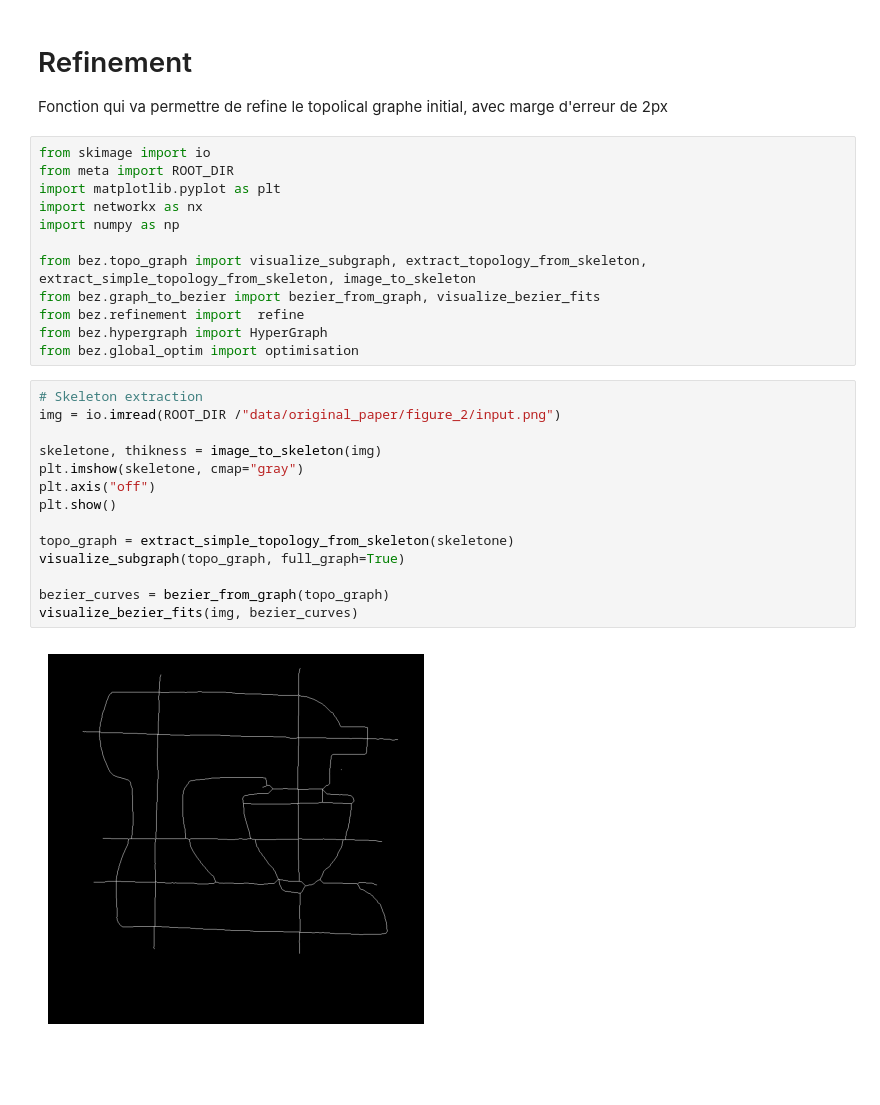
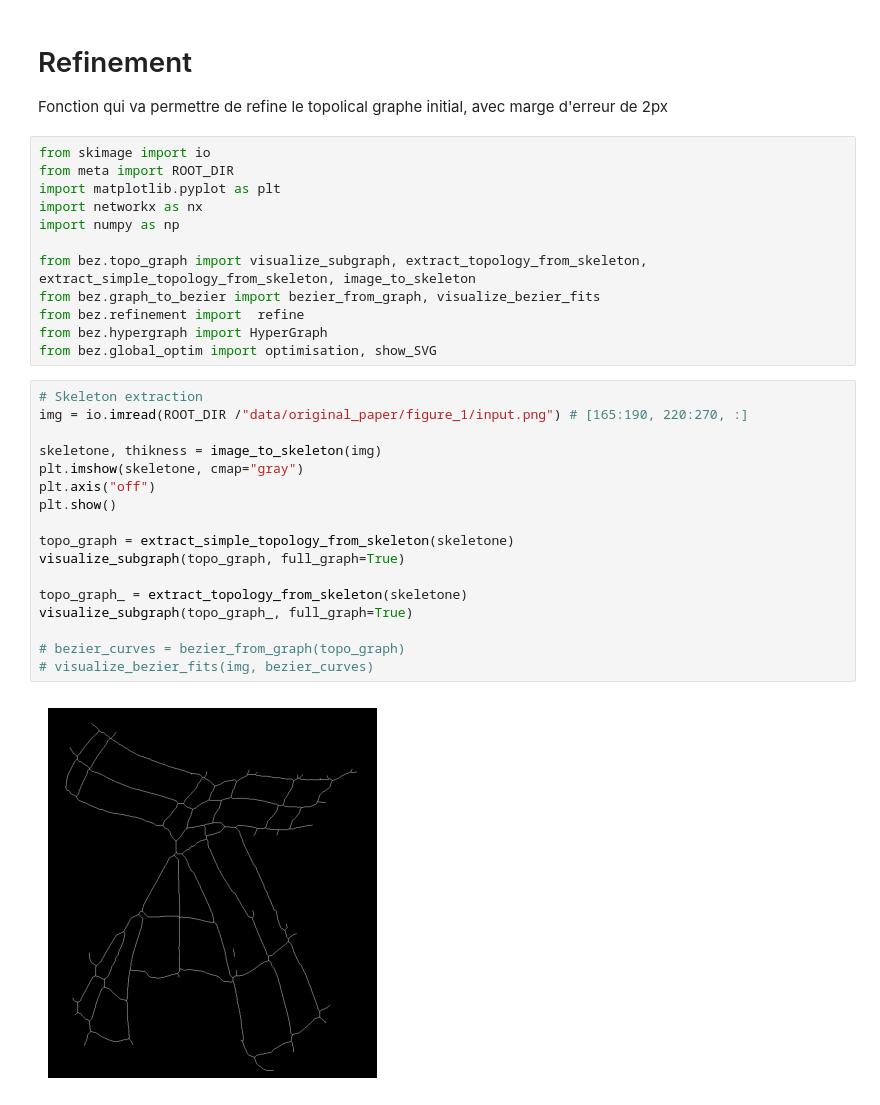
Before and after one commit to rambip/sketch-vectorization, a Jupyter notebook: notebooks/work_matteo.ipynb, the cells around one changed output. Saved outputs shown, nothing was run; the diff lists cells and outputs as text; blank space fills up the shorter version.

```diff
--- a/notebooks/work_matteo.ipynb
+++ b/notebooks/work_matteo.ipynb
@@ -18,20 +18,23 @@ from bez.topo_graph import visualize_subgraph, extract_topology_from_skeleton, e
 from bez.graph_to_bezier import bezier_from_graph, visualize_bezier_fits
 from bez.refinement import  refine
 from bez.hypergraph import HyperGraph
-from bez.global_optim import optimisation
+from bez.global_optim import optimisation, show_SVG
 # %%
 # Skeleton extraction
-img = io.imread(ROOT_DIR /"data/original_paper/figure_2/input.png")
+img = io.imread(ROOT_DIR /"data/original_paper/figure_1/input.png") # [165:190, 220:270, :]
 
 skeletone, thikness = image_to_skeleton(img)
 plt.imshow(skeletone, cmap="gray")
 plt.axis("off")
 plt.show()
 
 topo_graph = extract_simple_topology_from_skeleton(skeletone)
 visualize_subgraph(topo_graph, full_graph=True)
 
-bezier_curves = bezier_from_graph(topo_graph)
-visualize_bezier_fits(img, bezier_curves)
+topo_graph_ = extract_topology_from_skeleton(skeletone)
+visualize_subgraph(topo_graph_, full_graph=True)
+
+# bezier_curves = bezier_from_graph(topo_graph)
+# visualize_bezier_fits(img, bezier_curves)
 # %% [output]
-[figure, old version]
+[figure, new version]
```
Also changed, not shown: parts of 5 cells of this notebook, 1 other file.
